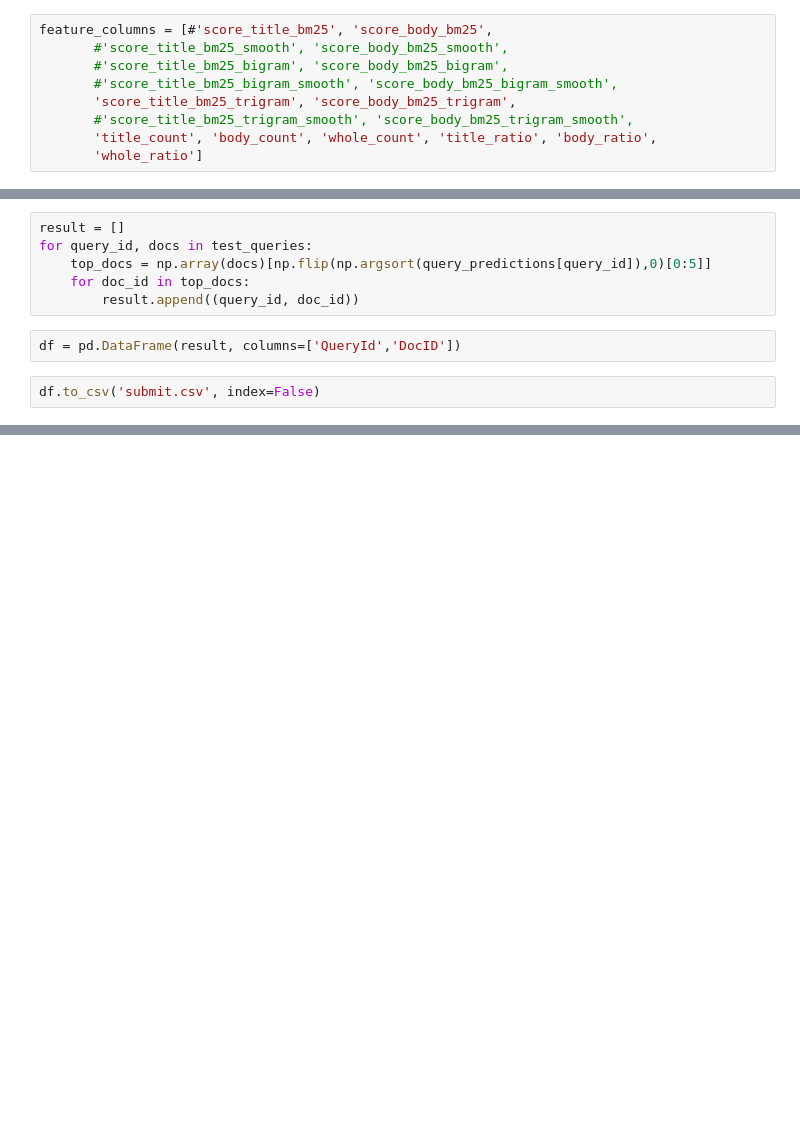
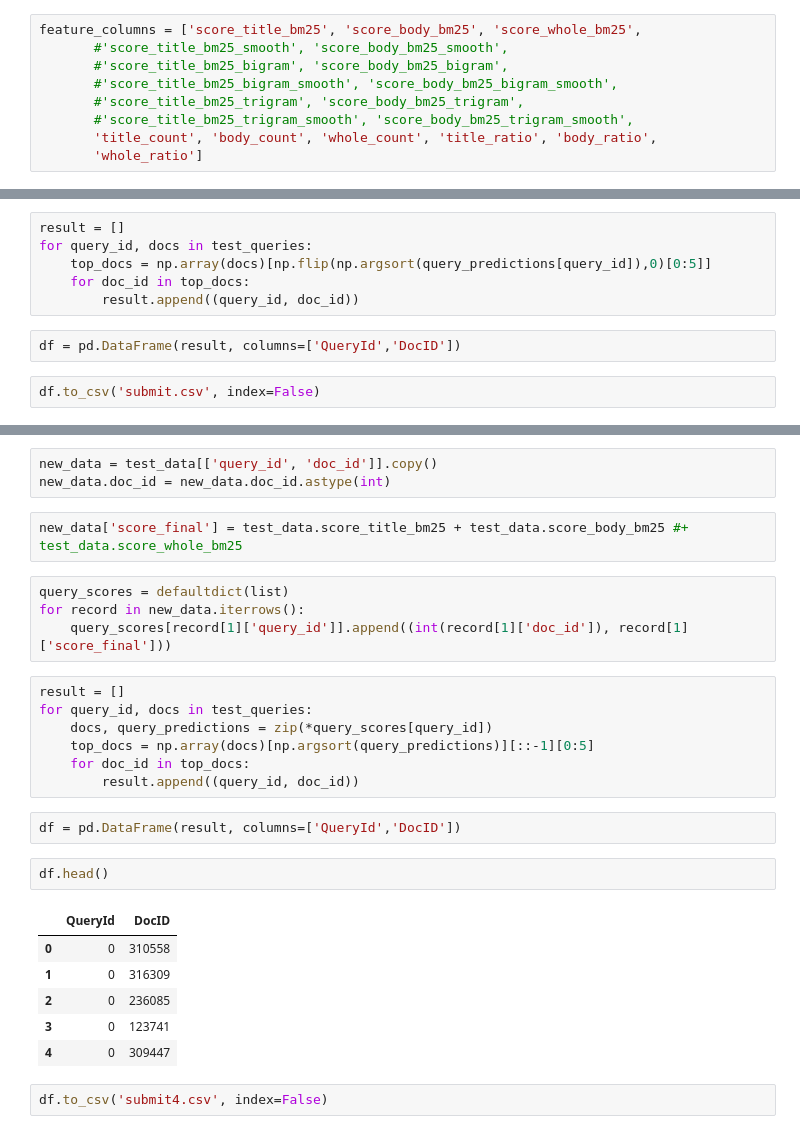
Before and after one commit to movb/learning_to_rank, a Jupyter notebook: evaluate.ipynb, the cells around one changed output, grey strips where cells are left out. Cells and saved outputs as stored; diff of their text form; blank space fills up the shorter version.

```diff
--- a/evaluate.ipynb
+++ b/evaluate.ipynb
@@ -87,11 +94,11 @@ feature_columns = ['score_title_bm25', 'score_body_bm25',
        'title_count', 'body_count', 'whole_count', 'title_ratio', 'body_ratio',
        'whole_ratio']
 # %%
-feature_columns = [#'score_title_bm25', 'score_body_bm25',
+feature_columns = ['score_title_bm25', 'score_body_bm25', 'score_whole_bm25',
        #'score_title_bm25_smooth', 'score_body_bm25_smooth',
        #'score_title_bm25_bigram', 'score_body_bm25_bigram',
        #'score_title_bm25_bigram_smooth', 'score_body_bm25_bigram_smooth',
-       'score_title_bm25_trigram', 'score_body_bm25_trigram',
+       #'score_title_bm25_trigram', 'score_body_bm25_trigram',
        #'score_title_bm25_trigram_smooth', 'score_body_bm25_trigram_smooth',
        'title_count', 'body_count', 'whole_count', 'title_ratio', 'body_ratio',
        'whole_ratio']
@@ -163,0 +194,29 @@ df.to_csv('submit.csv', index=False)
+# %%
+new_data = test_data[['query_id', 'doc_id']].copy()
+new_data.doc_id = new_data.doc_id.astype(int)
+# %%
+new_data['score_final'] = test_data.score_title_bm25 + test_data.score_body_bm25 #+ test_data.score_whole_bm25
+# %%
+query_scores = defaultdict(list)
+for record in new_data.iterrows():
+    query_scores[record[1]['query_id']].append((int(record[1]['doc_id']), record[1]['score_final']))
+# %%
+result = []
+for query_id, docs in test_queries:
+    docs, query_predictions = zip(*query_scores[query_id])
+    top_docs = np.array(docs)[np.argsort(query_predictions)][::-1][0:5]
+    for doc_id in top_docs:
+        result.append((query_id, doc_id))
+# %%
+df = pd.DataFrame(result, columns=['QueryId','DocID'])
+# %%
+df.head()
+# %% [output]
+|  | QueryId | DocID |
+| 0 | 0 | 310558 |
+| 1 | 0 | 316309 |
+| 2 | 0 | 236085 |
+| 3 | 0 | 123741 |
+| 4 | 0 | 309447 |
+# %%
+df.to_csv('submit4.csv', index=False)
```
Also changed, not shown: parts of 8 cells of this notebook, 5 other files.
